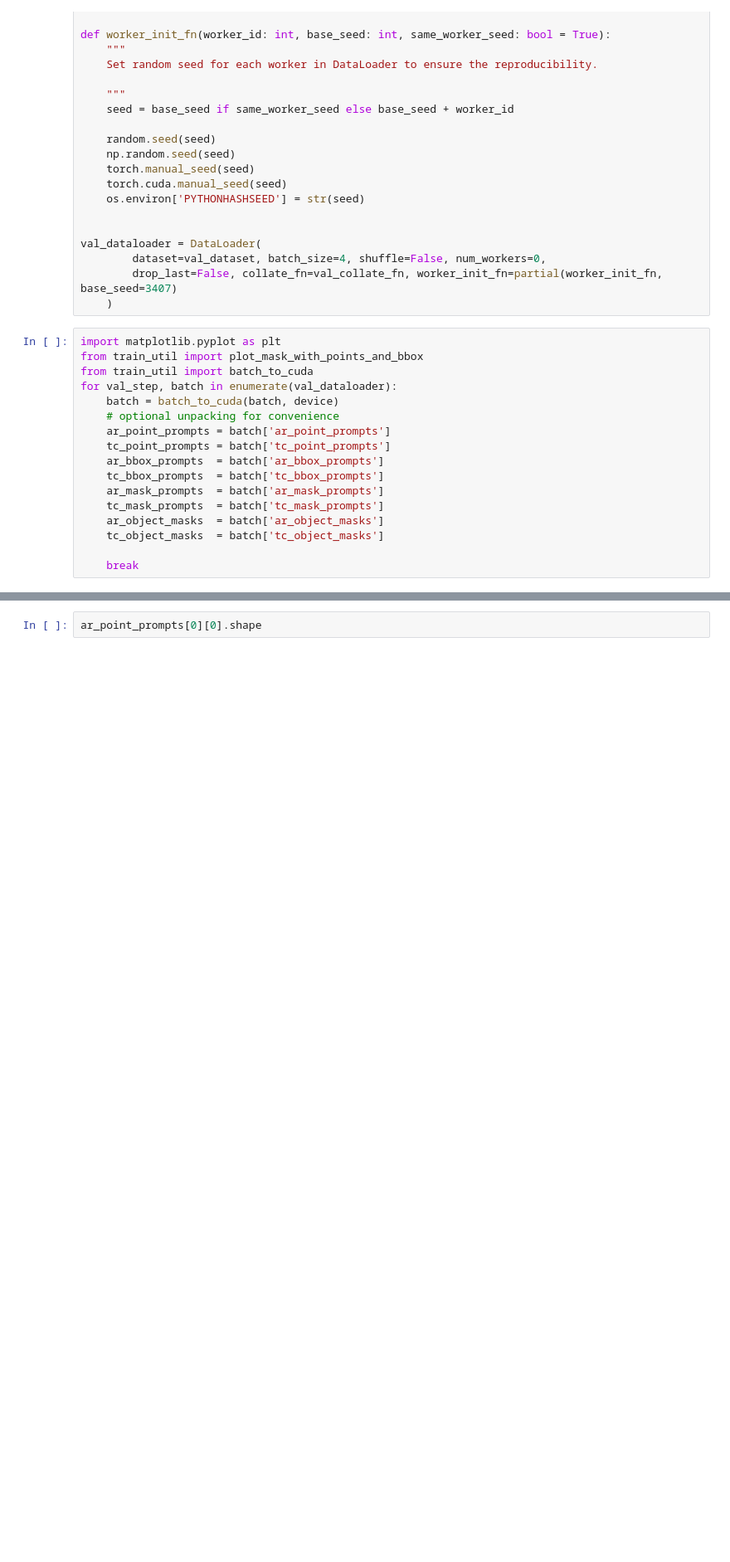
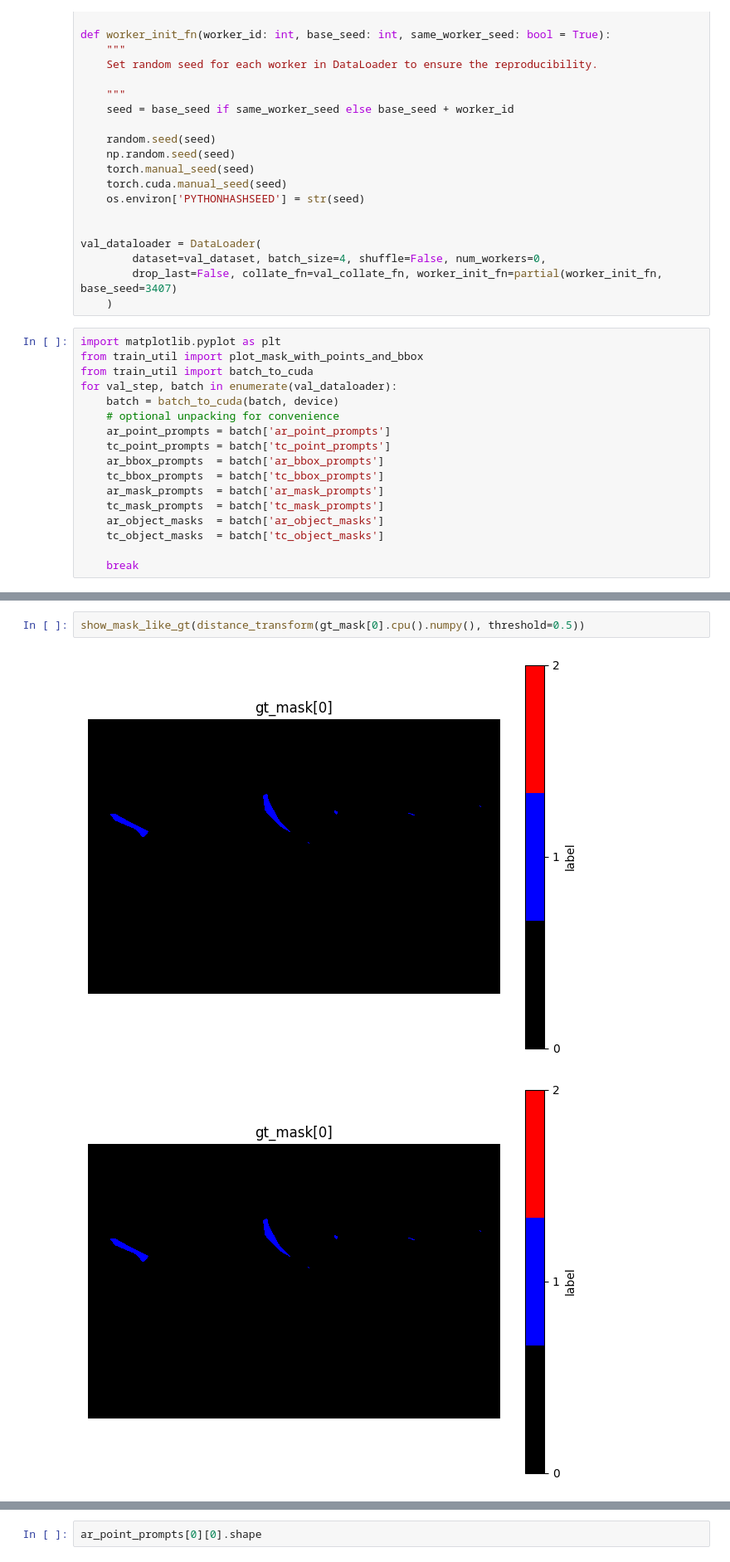
Before and after one commit to thangible/ClimateSAM, a Jupyter notebook: dataset_exploration.ipynb, the cells around one changed output, grey strips where cells are left out. Shown at 83% size. Cells and saved outputs as stored; diff of their text form; blank space fills up the shorter version.

```diff
--- a/dataset_exploration.ipynb
+++ b/dataset_exploration.ipynb
@@ -65,0 +107,5 @@ for val_step, batch in enumerate(val_dataloader):
+# %%
+show_mask_like_gt(distance_transform(gt_mask[0].cpu().numpy(), threshold=0.5))
+# %% [output]
+[figure, added]
+[figure, added]
```
Also changed, not shown: parts of 3 cells of this notebook, 2 other files.
